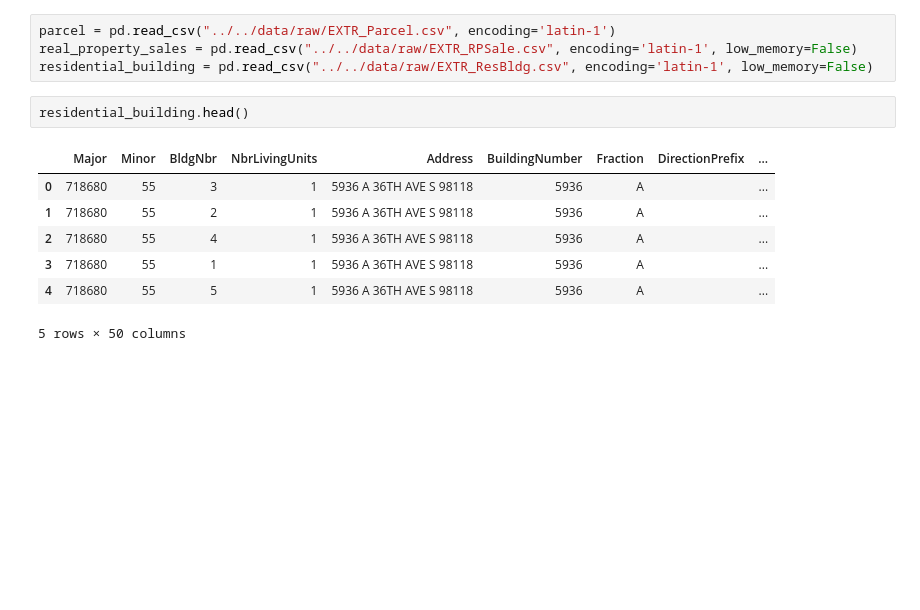
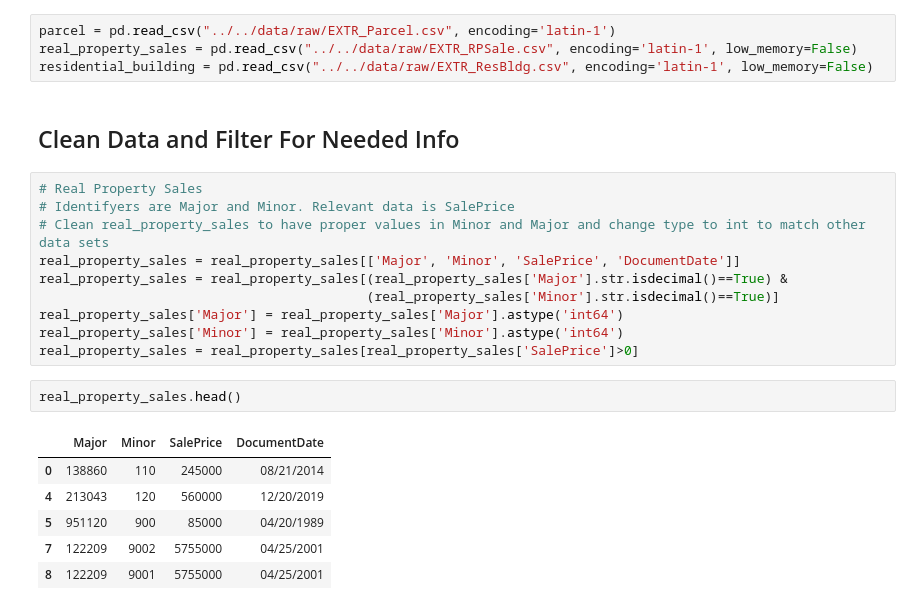
Before and after one commit to angelicacodes/phase_2_project_chicago-sf-seattle-ds-082420, a Jupyter notebook: notebooks/eda/Sindhu_EDA.ipynb, the cells around one changed output. Cells and saved outputs as stored; diff of their text form; blank space fills up the shorter version.

Commit message:
Initial Data Cleanse

```diff
--- a/notebooks/eda/Sindhu_EDA.ipynb
+++ b/notebooks/eda/Sindhu_EDA.ipynb
@@ -34,13 +36,24 @@ with zipfile.ZipFile('../../data/raw/Residential Building.zip', 'r') as zip_ref:
 parcel = pd.read_csv("../../data/raw/EXTR_Parcel.csv", encoding='latin-1')
 real_property_sales = pd.read_csv("../../data/raw/EXTR_RPSale.csv", encoding='latin-1', low_memory=False)
 residential_building = pd.read_csv("../../data/raw/EXTR_ResBldg.csv", encoding='latin-1', low_memory=False)
+# %% [markdown]
+## Clean Data and Filter For Needed Info
+# %%
+# Real Property Sales
+# Identifyers are Major and Minor. Relevant data is SalePrice
+# Clean real_property_sales to have proper values in Minor and Major and change type to int to match other data sets
+real_property_sales = real_property_sales[['Major', 'Minor', 'SalePrice', 'DocumentDate']]
+real_property_sales = real_property_sales[(real_property_sales['Major'].str.isdecimal()==True) &
+                                          (real_property_sales['Minor'].str.isdecimal()==True)]
+real_property_sales['Major'] = real_property_sales['Major'].astype('int64')
+real_property_sales['Minor'] = real_property_sales['Minor'].astype('int64')
+real_property_sales = real_property_sales[real_property_sales['SalePrice']>0]
 # %%
-residential_building.head()
+real_property_sales.head()
 # %% [output]
-|  | Major | Minor | BldgNbr | NbrLivingUnits | Address | BuildingNumber | Fraction | DirectionPrefix | ... |
-| 0 | 718680 | 55 | 3 | 1 | 5936 A 36TH AVE S 98118 | 5936 | A |  | ... |
-| 1 | 718680 | 55 | 2 | 1 | 5936 A 36TH AVE S 98118 | 5936 | A |  | ... |
-| 2 | 718680 | 55 | 4 | 1 | 5936 A 36TH AVE S 98118 | 5936 | A |  | ... |
-| 3 | 718680 | 55 | 1 | 1 | 5936 A 36TH AVE S 98118 | 5936 | A |  | ... |
-| 4 | 718680 | 55 | 5 | 1 | 5936 A 36TH AVE S 98118 | 5936 | A |  | ... |
+|  | Major | Minor | SalePrice | DocumentDate |
+| 0 | 138860 | 110 | 245000 | 08/21/2014 |
+| 4 | 213043 | 120 | 560000 | 12/20/2019 |
+| 5 | 951120 | 900 | 85000 | 04/20/1989 |
+| 7 | 122209 | 9002 | 5755000 | 04/25/2001 |
+| 8 | 122209 | 9001 | 5755000 | 04/25/2001 |
-5 rows × 50 columns
```
Also changed, not shown: parts of 13 cells of this notebook, 2 other files.
